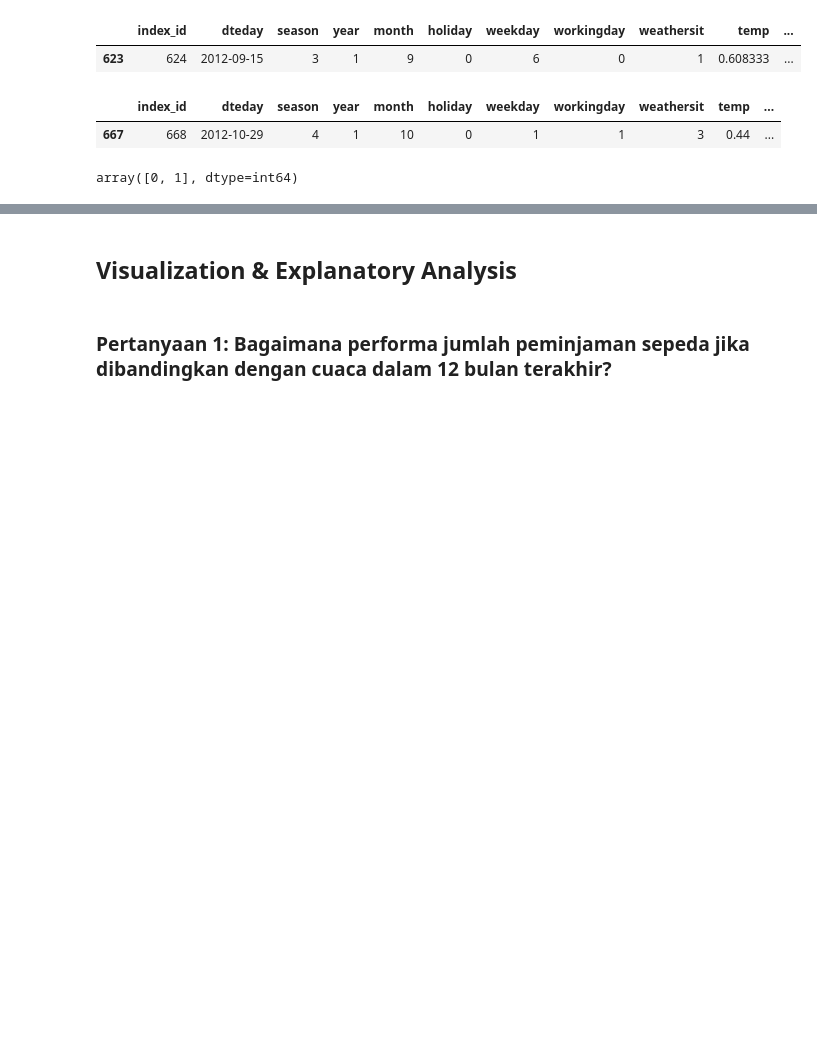
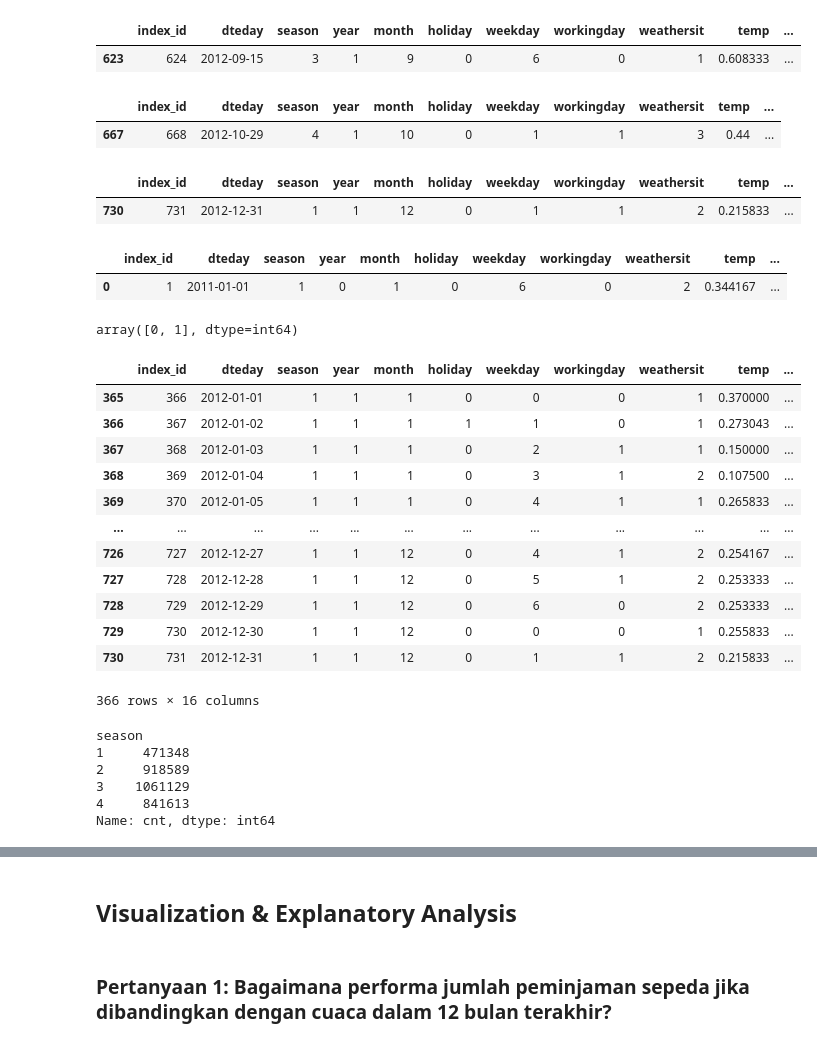
Before and after one commit to krisna31/bike-share-by-day-analysis, a Jupyter notebook: Bike_Share_by_Day_Analysis.ipynb, the cells around one changed output, grey strips where cells are left out. Cells and saved outputs as stored; diff of their text form; code cells hidden in the pictures; blank space fills up the shorter version.

```diff
--- a/Bike_Share_by_Day_Analysis.ipynb
+++ b/Bike_Share_by_Day_Analysis.ipynb
@@ -214,7 +214,42 @@ day_df[day_df['cnt'].min() == day_df['cnt']] # Menampilkan data dengan nilai min
 # %% [output]
 |  | index_id | dteday | season | year | month | holiday | weekday | workingday | weathersit | temp | ... |
 | 667 | 668 | 2012-10-29 | 4 | 1 | 10 | 0 | 1 | 1 | 3 | 0.44 | ... |
+# %%
+day_df[day_df['dteday'].max() == day_df['dteday']] # Menampilkan data dengan nilai maksimum pada kolom dteday
+# %% [output]
+|  | index_id | dteday | season | year | month | holiday | weekday | workingday | weathersit | temp | ... |
+| 730 | 731 | 2012-12-31 | 1 | 1 | 12 | 0 | 1 | 1 | 2 | 0.215833 | ... |
+# %%
+day_df[day_df['dteday'].min() == day_df['dteday']] # Menampilkan data dengan nilai minimum pada kolom dteday
+# %% [output]
+|  | index_id | dteday | season | year | month | holiday | weekday | workingday | weathersit | temp | ... |
+| 0 | 1 | 2011-01-01 | 1 | 0 | 1 | 0 | 6 | 0 | 2 | 0.344167 | ... |
 # %%
 day_df['workingday'].unique() # Menampilkan nilai unik pada kolom working day
 # %% [output]
 array([0, 1], dtype=int64)
+# %%
+day_df[day_df['dteday'] >= '2012-01-01'] # Menampilkan data dengan tanggal >= 2012-01-01
+# %% [output]
+|  | index_id | dteday | season | year | month | holiday | weekday | workingday | weathersit | temp | ... |
+| 365 | 366 | 2012-01-01 | 1 | 1 | 1 | 0 | 0 | 0 | 1 | 0.370000 | ... |
+| 366 | 367 | 2012-01-02 | 1 | 1 | 1 | 1 | 1 | 0 | 1 | 0.273043 | ... |
+| 367 | 368 | 2012-01-03 | 1 | 1 | 1 | 0 | 2 | 1 | 1 | 0.150000 | ... |
+| 368 | 369 | 2012-01-04 | 1 | 1 | 1 | 0 | 3 | 1 | 2 | 0.107500 | ... |
+| 369 | 370 | 2012-01-05 | 1 | 1 | 1 | 0 | 4 | 1 | 1 | 0.265833 | ... |
+| ... | ... | ... | ... | ... | ... | ... | ... | ... | ... | ... | ... |
+| 726 | 727 | 2012-12-27 | 1 | 1 | 12 | 0 | 4 | 1 | 2 | 0.254167 | ... |
+| 727 | 728 | 2012-12-28 | 1 | 1 | 12 | 0 | 5 | 1 | 2 | 0.253333 | ... |
+| 728 | 729 | 2012-12-29 | 1 | 1 | 12 | 0 | 6 | 0 | 2 | 0.253333 | ... |
+| 729 | 730 | 2012-12-30 | 1 | 1 | 12 | 0 | 0 | 0 | 1 | 0.255833 | ... |
+| 730 | 731 | 2012-12-31 | 1 | 1 | 12 | 0 | 1 | 1 | 2 | 0.215833 | ... |
+366 rows × 16 columns
+# %%
+day_df.groupby('season').cnt.sum() # menampilkan jumlah yang sewa sepeda pada setiap musim
+# %% [output]
+season
+1     471348
+2     918589
+3    1061129
+4     841613
+Name: cnt, dtype: int64
```
Also changed, not shown: parts of 7 cells of this notebook, 1 other file.
